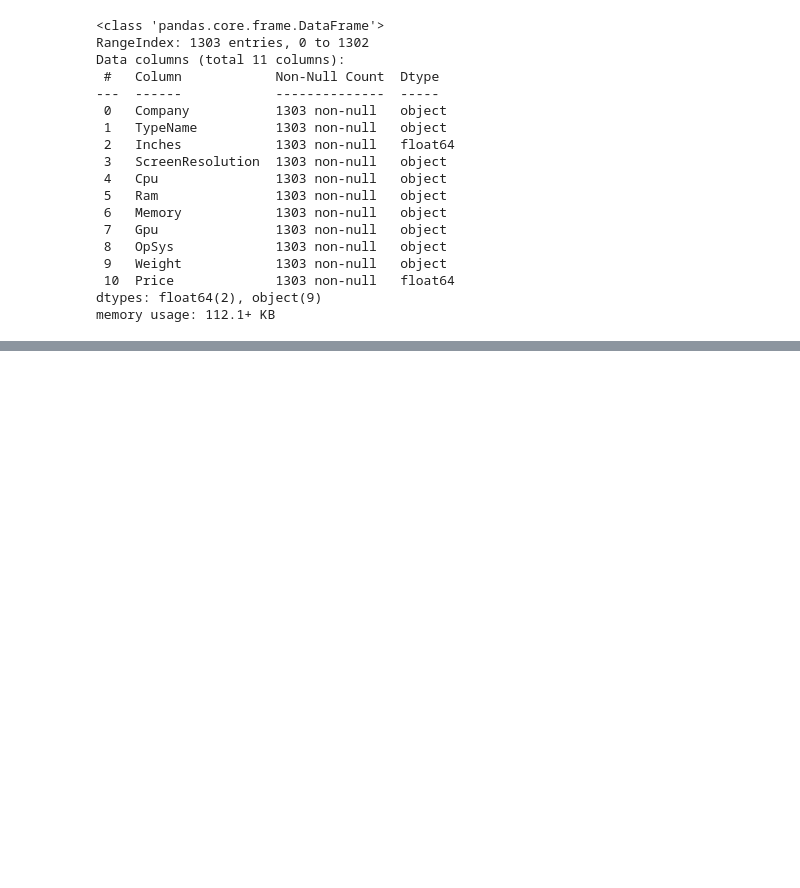
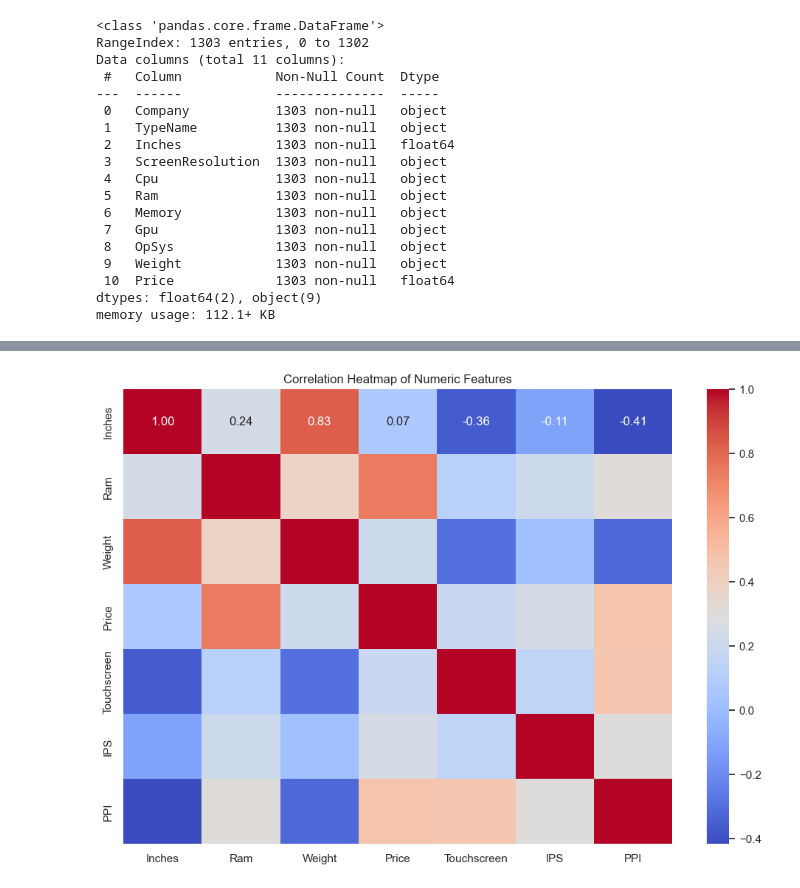
Before and after one commit to HENGSOPHANHA/Laptop_Price_Predictor, a Jupyter notebook: Laptop_Price_Predictor.ipynb, the cells around one changed output, grey strips where cells are left out. Saved outputs shown, nothing was run; the diff lists cells and outputs as text; code cells hidden in the pictures; blank space fills up the shorter version.

```diff
--- a/Laptop_Price_Predictor.ipynb
+++ b/Laptop_Price_Predictor.ipynb
@@ -1625,0 +219,2 @@ df
+# %%
+df = laptop_data
@@ -1625,0 +233,15 @@ df
+# %%
+laptop_data = df
+# %%
+# Function to calculate PPI
+def calculate_ppi(row):
+    return np.sqrt(row['X_Res']**2 + row['Y_Res']**2) / row['Inches']
+
+# Creating the PPI column
+laptop_data['PPI'] = laptop_data.apply(calculate_ppi, axis=1)
+
+# Dropping the X_Res and Y_Res columns
+laptop_data.drop(columns=['X_Res', 'Y_Res'], inplace=True)
+
+# Checking the first few rows of the updated dataset
+laptop_data.head()
@@ -1625,0 +255,18 @@ df
+# %%
+import matplotlib.pyplot as plt
+import seaborn as sns
+import numpy as np
+
+# Selecting numeric features
+numeric_data = laptop_data.select_dtypes(include=[np.number])
+
+# Calculating the correlation matrix
+corr_matrix = numeric_data.corr()
+
+# Plotting the heatmap
+plt.figure(figsize=(12, 8))
+sns.heatmap(corr_matrix, annot=True, cmap='coolwarm', fmt=".2f")
+plt.title('Correlation Heatmap of Numeric Features')
+plt.show()
+# %% [output]
+[figure, added]
```
Also changed, not shown: parts of 208 cells of this notebook, 6 other files.
